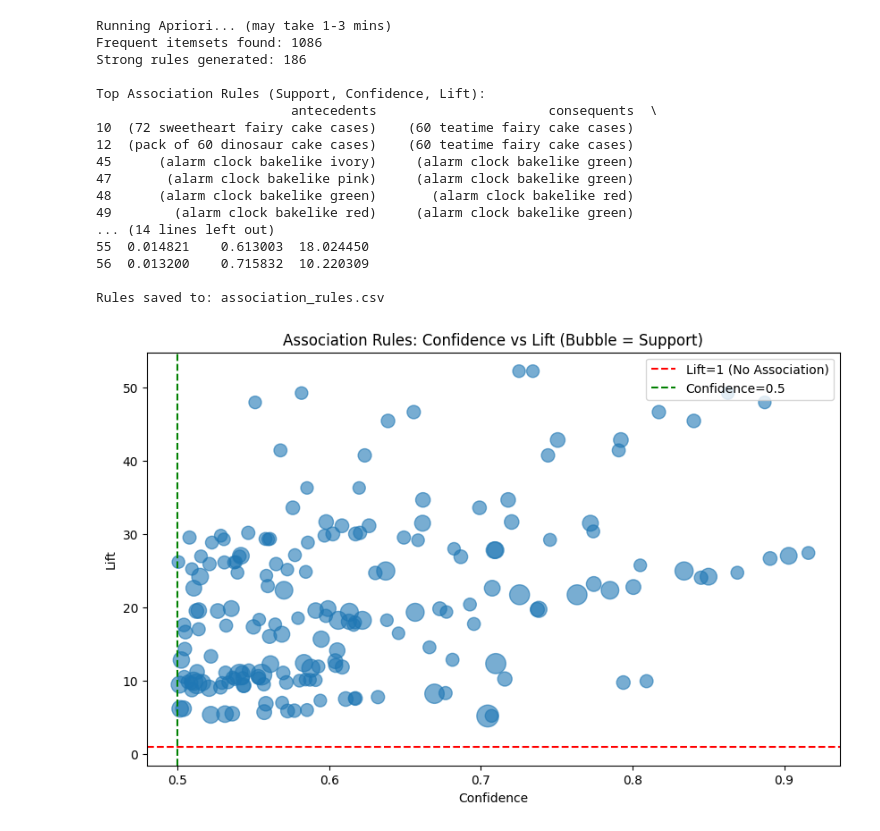
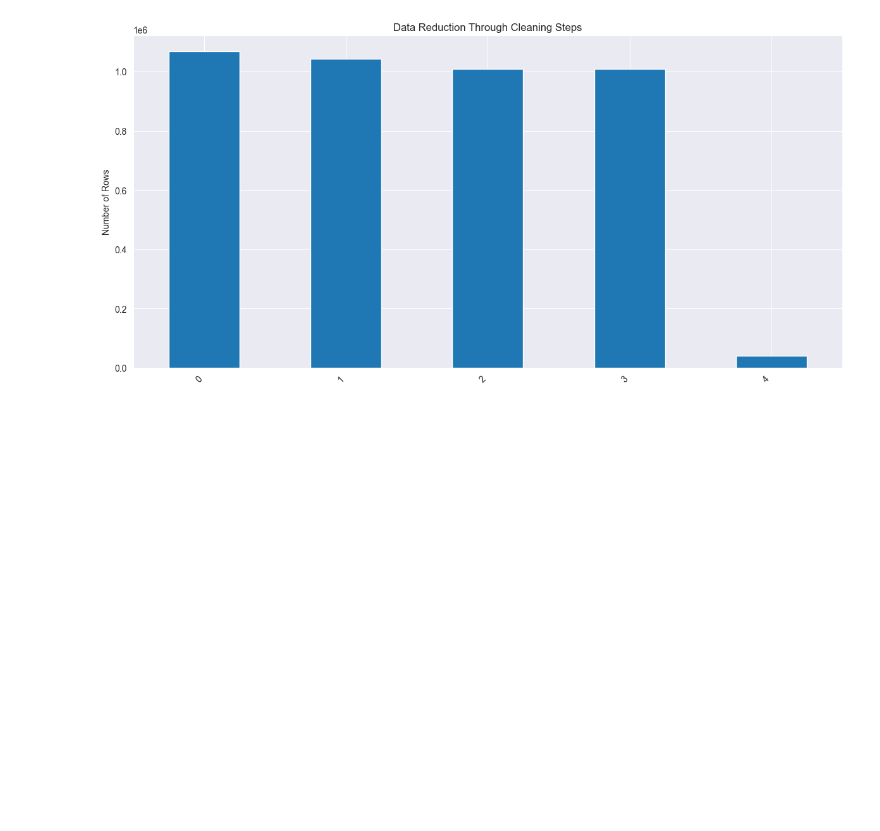
Before and after one commit to Basmala-ElKady/OnlineRetail-DataMining, a Jupyter notebook: Data_Cleaning_and_Preprocessing.ipynb, the cells around one changed output. Drawn from its saved outputs; the diff is of its cells as text; code cells hidden in the pictures; blank space fills up the shorter version.

```diff
--- a/Data_Cleaning_and_Preprocessing.ipynb
+++ b/Data_Cleaning_and_Preprocessing.ipynb
@@ -340,58 +365,12 @@ Full Cleaning & Preprocessing Summary:
-# %%
-# Install if needed: !pip install mlxtend  (run separately first)
-
-from mlxtend.frequent_patterns import apriori, association_rules
-import warnings
-warnings.filterwarnings('ignore')  # Suppress minor warnings
-
-# Find frequent itemsets (min_support=0.01: items in ≥1% baskets; adjust lower for more rules)
-print("Running Apriori... (may take 1-3 mins)")
-frequent_itemsets = apriori(basket_sets, min_support=0.01, use_colnames=True, low_memory=True)
-
-# Generate rules (lift >1.2: positive associations; confidence >0.5: reliable)
-rules = association_rules(frequent_itemsets, metric='lift', min_threshold=1.2)
-rules = rules[rules['confidence'] > 0.5]  # Filter strong rules
-
-print(f"Frequent itemsets found: {len(frequent_itemsets)}")
-print(f"Strong rules generated: {len(rules)}")
-
-# Display top 10 rules (sorted by lift)
-top_rules = rules[['antecedents', 'consequents', 'support', 'confidence', 'lift']].head(10)
-print("\nTop Association Rules (Support, Confidence, Lift):")
-print(top_rules)
-
-# Optional: Save rules and viz
-rules.to_csv('association_rules.csv', index=False)
-print("\nRules saved to: association_rules.csv")
-
-# Viz: Scatter plot of rules (confidence vs lift)
-plt.figure(figsize=(10, 6))
-plt.scatter(rules['confidence'], rules['lift'], alpha=0.6, s=rules['support']*10000)  # Bubble size by support
-plt.xlabel('Confidence')
-plt.ylabel('Lift')
-plt.title('Association Rules: Confidence vs Lift (Bubble = Support)')
-plt.axhline(y=1, color='r', linestyle='--', label='Lift=1 (No Association)')
-plt.axvline(x=0.5, color='g', linestyle='--', label='Confidence=0.5')
-plt.legend()
-plt.show()
-
-# Screenshot: Top rules table, scatter plot (deliverable: "E.g., {item1} → {item2} (lift=2.1, conf=0.6)")
-# %% [output]
-Running Apriori... (may take 1-3 mins)
-Frequent itemsets found: 1086
-Strong rules generated: 186
-
-Top Association Rules (Support, Confidence, Lift):
-                         antecedents                      consequents  \
-10  (72 sweetheart fairy cake cases)    (60 teatime fairy cake cases)
-12  (pack of 60 dinosaur cake cases)    (60 teatime fairy cake cases)
-45      (alarm clock bakelike ivory)     (alarm clock bakelike green)
-47       (alarm clock bakelike pink)     (alarm clock bakelike green)
-48      (alarm clock bakelike green)       (alarm clock bakelike red)
-49        (alarm clock bakelike red)     (alarm clock bakelike green)
-... (14 lines left out)
-55  0.014821    0.613003  18.024450
-56  0.013200    0.715832  10.220309
-
-Rules saved to: association_rules.csv
-[figure, removed]
+# %%
+# Bar plot for row reduction
+steps = summary['Step'].str[:20]  # Truncate for labels
+
+summary['Rows'].plot(kind='bar', figsize=(12, 6), legend=False)
+plt.title('Data Reduction Through Cleaning Steps')
+plt.ylabel('Number of Rows')
+plt.xticks(rotation=45, ha='right')
+plt.tight_layout()
+plt.show()
+# %% [output]
+[figure, added]
```
Also changed, not shown: parts of 35 cells of this notebook, 1 other file.
